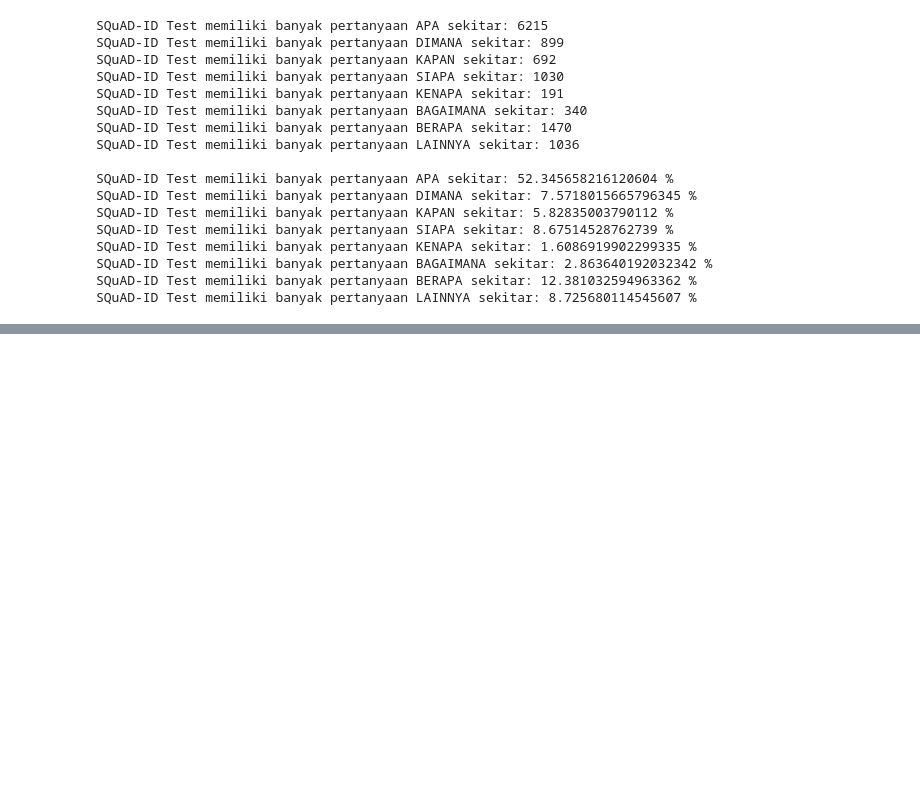
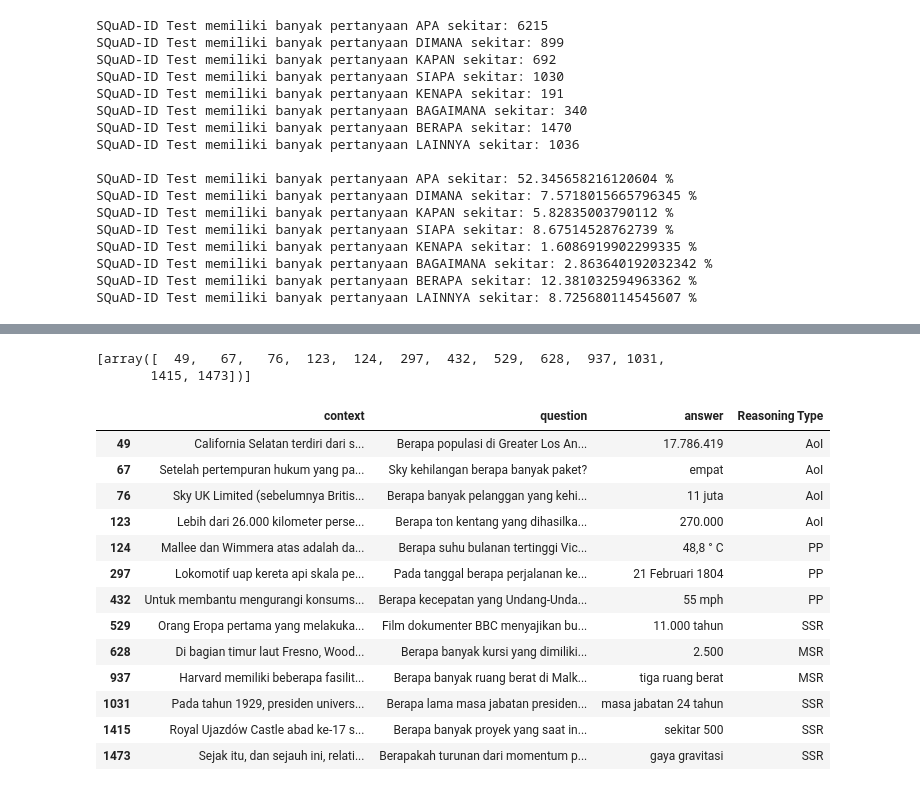
Before and after one commit to muhammadravi251001/qas-with-indonli, a Jupyter notebook: utilities/Reasoning and Answer Type.ipynb, the cells around one changed output, grey strips where cells are left out. Saved outputs shown, nothing was run; the diff lists cells and outputs as text; code cells hidden in the pictures; blank space fills up the shorter version.

```diff
--- a/utilities/Reasoning and Answer Type.ipynb
+++ b/utilities/Reasoning and Answer Type.ipynb
@@ -1295,0 +1554,43 @@ SQuAD-ID Test memiliki banyak pertanyaan LAINNYA sekitar: 8.725680114545607 %
+# %%
+print(index_berapa_df_squad_id)
+berapa_df_squad_id
+
+# 49 : AoI
+# 67 : AoI
+# 76 : AoI
+# 123 : AoI
+# 124 : PP
+
+# 297 : PP
+# 432 : PP
+# 529 : SSR
+# 628 : MSR
+# 937 : MSR
+
+# 1031 : SSR
+# 1415 : SSR
+# 1473 : SSR
+
+reasoning_type = ['AoI', 'AoI', 'AoI', 'AoI', 'PP',
+                 'PP', 'PP', 'SSR', 'MSR', 'MSR',
+                 'SSR', 'SSR', 'SSR']
+
+berapa_df_squad_id['Reasoning Type'] = reasoning_type
+berapa_df_squad_id
+# %% [output]
+[array([  49,   67,   76,  123,  124,  297,  432,  529,  628,  937, 1031,
+       1415, 1473])]
+|  | context | question | answer | Reasoning Type |
+| 49 | California Selatan terdiri dari s... | Berapa populasi di Greater Los An... | 17.786.419 | AoI |
+| 67 | Setelah pertempuran hukum yang pa... | Sky kehilangan berapa banyak paket? | empat | AoI |
+| 76 | Sky UK Limited (sebelumnya Britis... | Berapa banyak pelanggan yang kehi... | 11 juta | AoI |
+| 123 | Lebih dari 26.000 kilometer perse... | Berapa ton kentang yang dihasilka... | 270.000 | AoI |
+| 124 | Mallee dan Wimmera atas adalah da... | Berapa suhu bulanan tertinggi Vic... | 48,8 ° C | PP |
+| 297 | Lokomotif uap kereta api skala pe... | Pada tanggal berapa perjalanan ke... | 21 Februari 1804 | PP |
+| 432 | Untuk membantu mengurangi konsums... | Berapa kecepatan yang Undang-Unda... | 55 mph | PP |
+| 529 | Orang Eropa pertama yang melakuka... | Film dokumenter BBC menyajikan bu... | 11.000 tahun | SSR |
+| 628 | Di bagian timur laut Fresno, Wood... | Berapa banyak kursi yang dimiliki... | 2.500 | MSR |
+| 937 | Harvard memiliki beberapa fasilit... | Berapa banyak ruang berat di Malk... | tiga ruang berat | MSR |
+| 1031 | Pada tahun 1929, presiden univers... | Berapa lama masa jabatan presiden... | masa jabatan 24 tahun | SSR |
+| 1415 | Royal Ujazdów Castle abad ke-17 s... | Berapa banyak proyek yang saat in... | sekitar 500 | SSR |
+| 1473 | Sejak itu, dan sejauh ini, relati... | Berapakah turunan dari momentum p... | gaya gravitasi | SSR |
```
Also changed, not shown: parts of 38 cells of this notebook.
